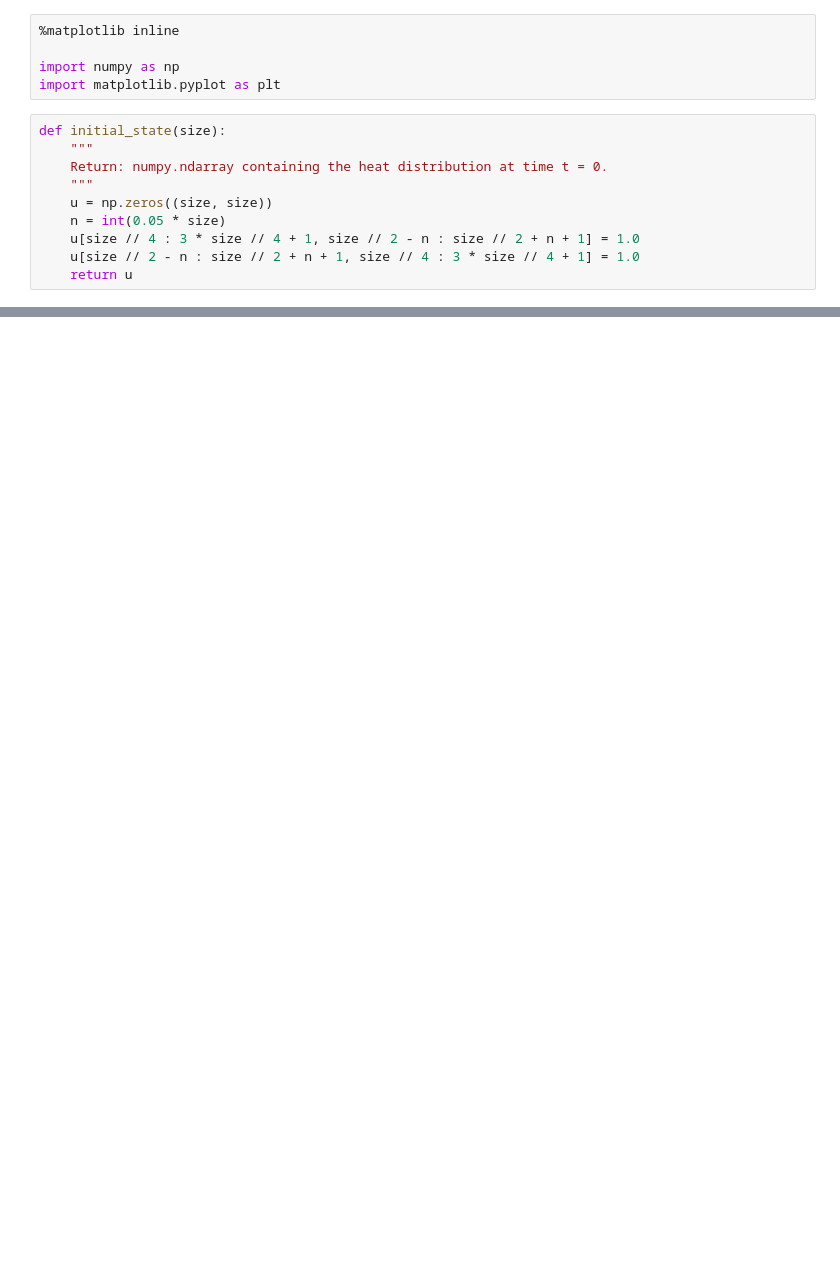
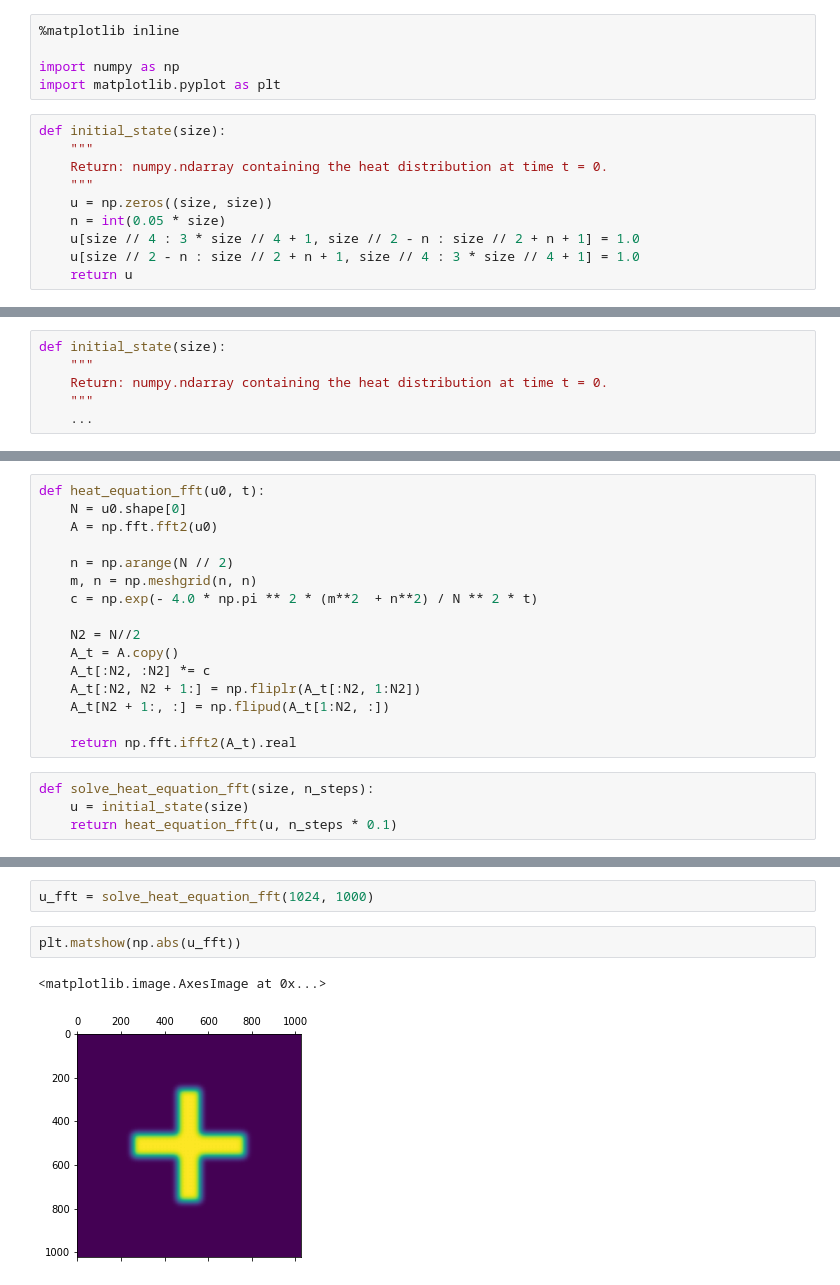
Before and after one commit to SEE-GEO/ssdp, a Jupyter notebook: lectures/13/ssdp_lecture_13_exercise.ipynb, the cells around one changed output, grey strips where cells are left out. Cells and saved outputs as stored; diff of their text form; blank space fills up the shorter version.

```diff
--- a/lectures/13/ssdp_lecture_13_exercise.ipynb
+++ b/lectures/13/ssdp_lecture_13_exercise.ipynb
@@ -102,0 +129,6 @@ def solve_heat_equation_gpu(size, n_steps):
+# %%
+def initial_state(size):
+    """
+    Return: numpy.ndarray containing the heat distribution at time t = 0.
+    """
+    ...
@@ -102,0 +161,20 @@ def solve_heat_equation_gpu(size, n_steps):
+# %%
+def heat_equation_fft(u0, t):
+    N = u0.shape[0]
+    A = np.fft.fft2(u0)
+
+    n = np.arange(N // 2)
+    m, n = np.meshgrid(n, n)
+    c = np.exp(- 4.0 * np.pi ** 2 * (m**2  + n**2) / N ** 2 * t)
+
+    N2 = N//2
+    A_t = A.copy()
+    A_t[:N2, :N2] *= c
+    A_t[:N2, N2 + 1:] = np.fliplr(A_t[:N2, 1:N2])
+    A_t[N2 + 1:, :] = np.flipud(A_t[1:N2, :])
+
+    return np.fft.ifft2(A_t).real
+# %%
+def solve_heat_equation_fft(size, n_steps):
+    u = initial_state(size)
+    return heat_equation_fft(u, n_steps * 0.1)
@@ -102,0 +185,7 @@ def solve_heat_equation_gpu(size, n_steps):
+# %%
+u_fft = solve_heat_equation_fft(1024, 1000)
+# %%
+plt.matshow(np.abs(u_fft))
+# %% [output]
+<matplotlib.image.AxesImage at 0x...>
+[figure, added]
```
Also changed, not shown: parts of 26 cells of this notebook, 10 other files.
